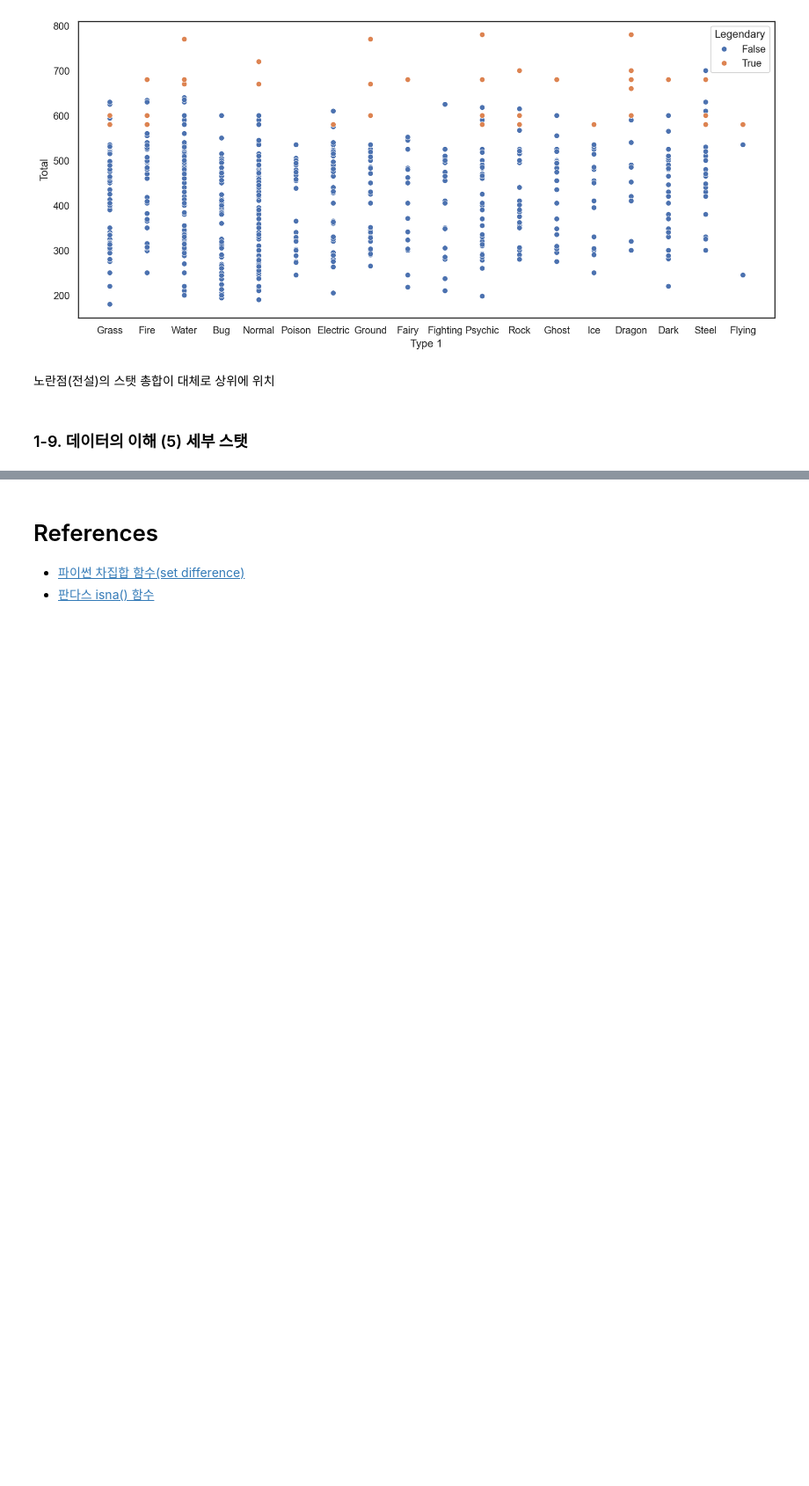
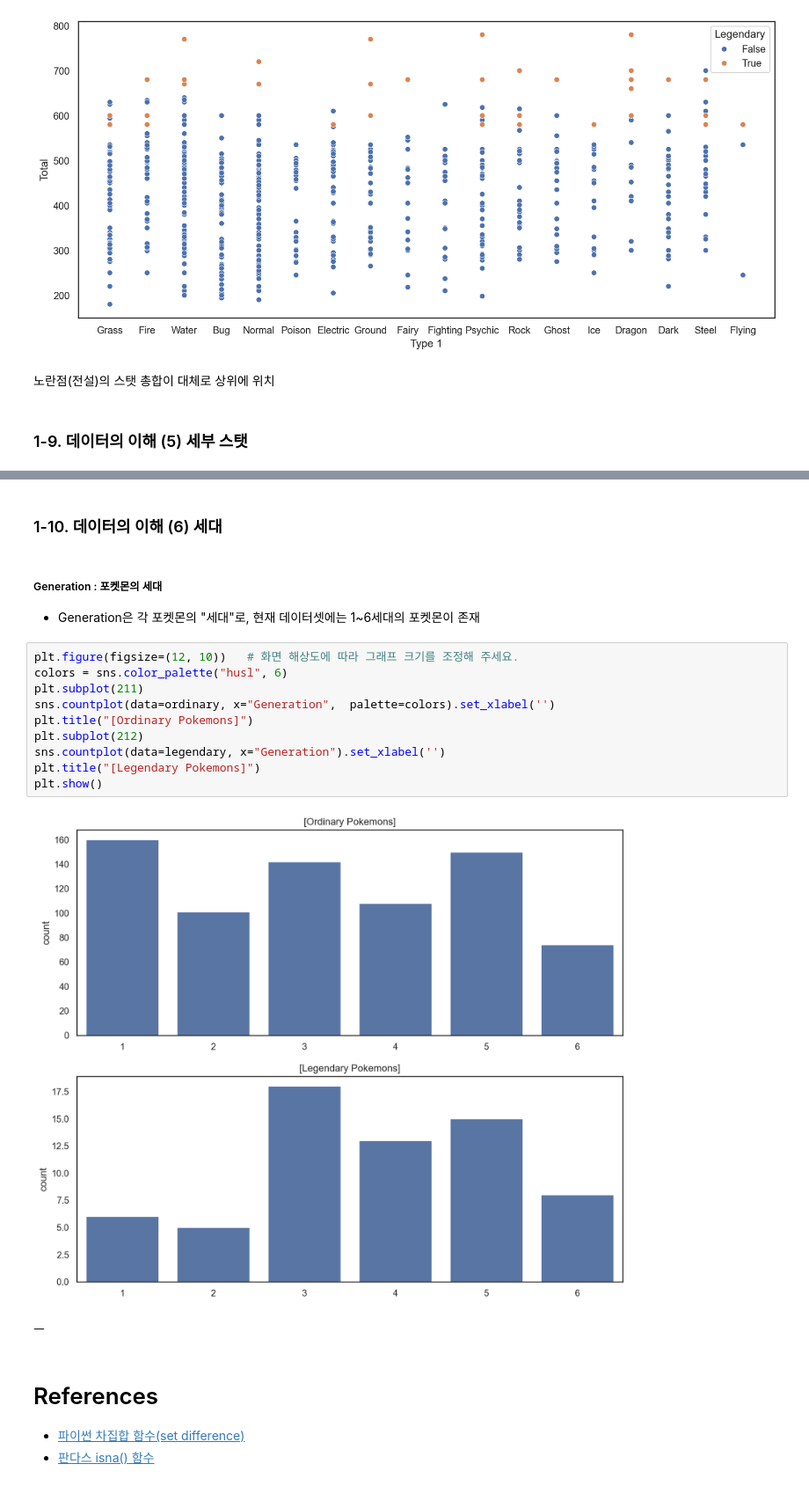
Before and after one commit to shualoalumin/AIFFEL_quest_cr, a Jupyter notebook: MainQuest/Quest02/MainQuest02_Pokemon.ipynb, the cells around one changed output, grey strips where cells are left out. Shown at 88% size. Drawn from its saved outputs; the diff is of its cells as text; blank space fills up the shorter version.

```diff
--- a/MainQuest/Quest02/MainQuest02_Pokemon.ipynb
+++ b/MainQuest/Quest02/MainQuest02_Pokemon.ipynb
@@ -301,3 +337,22 @@ plt.show()
+# %% [markdown]
+### 1-10. 데이터의 이해 (6) 세대
+# %% [markdown]
+##### Generation : 포켓몬의 세대
+- Generation은 각 포켓몬의 "세대"로, 현재 데이터셋에는 1~6세대의 포켓몬이 존재
+# %%
+plt.figure(figsize=(12, 10))   # 화면 해상도에 따라 그래프 크기를 조정해 주세요.
+colors = sns.color_palette("husl", 6)
+plt.subplot(211)
+sns.countplot(data=ordinary, x="Generation",  palette=colors).set_xlabel('')
+plt.title("[Ordinary Pokemons]")
+plt.subplot(212)
+sns.countplot(data=legendary, x="Generation").set_xlabel('')
+plt.title("[Legendary Pokemons]")
+plt.show()
+# %% [output]
+[figure, added]
+# %% [markdown]
+ㅡ
 # %% [markdown]
 # References
 - [파이썬 차집합 함수(set difference)](https://www.w3schools.com/python/ref_set_difference.asp)
```
Also changed, not shown: parts of 3 cells of this notebook.
